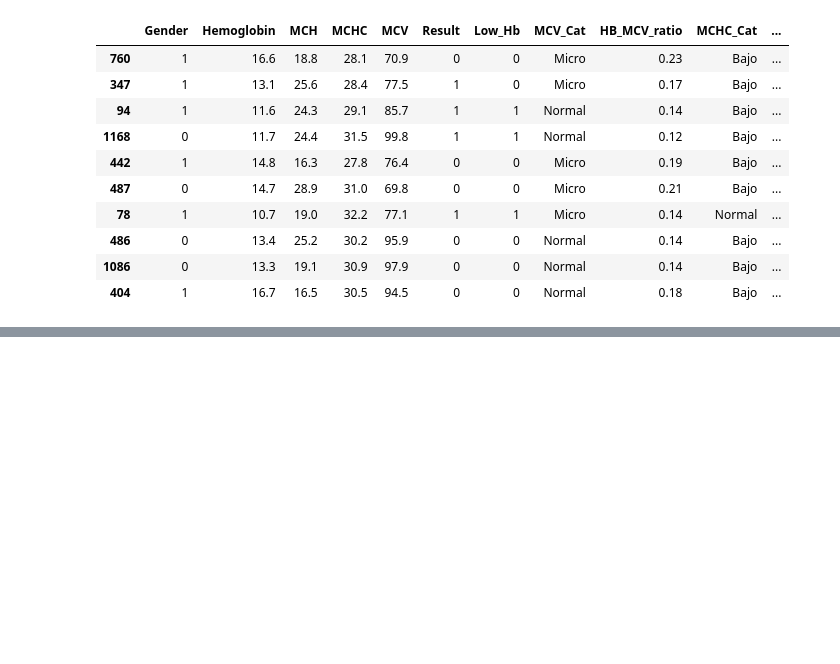
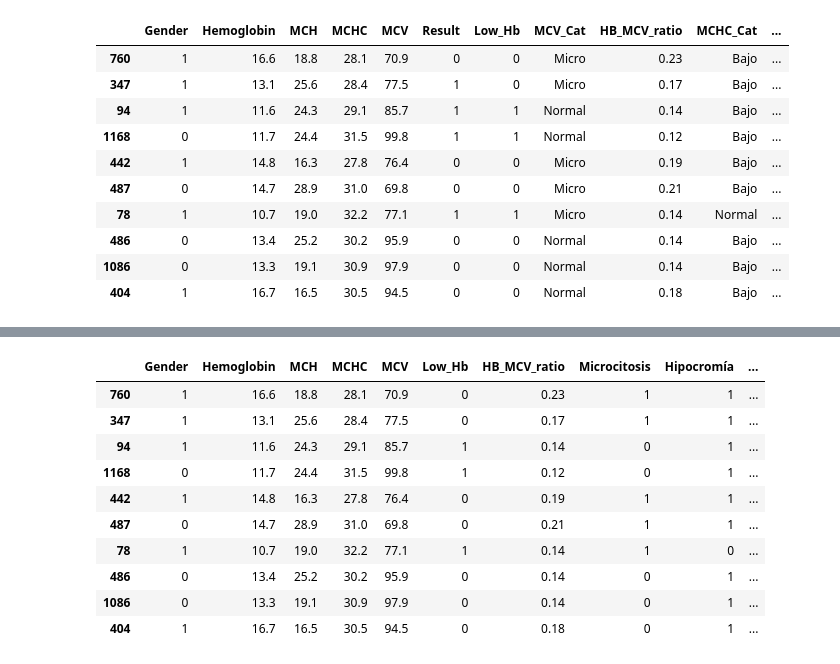
Before and after one commit to ezeperezds/Anemia-Prediction-System, a Jupyter notebook: notebooks/02_preprocessing.ipynb, the cells around one changed output, grey strips where cells are left out. Cells and saved outputs as stored; diff of their text form; code cells hidden in the pictures; blank space fills up the shorter version.

Commit message:
feat: add feature engineering and categorical encoding

```diff
--- a/notebooks/02_preprocessing.ipynb
+++ b/notebooks/02_preprocessing.ipynb
@@ -216,0 +261,35 @@ data.sample(10, random_state=82)
+# %%
+columnas_categoricas = ['MCV_Cat', 'MCHC_Cat', 'MCH_Cat']
+
+columnas_numericas = ['Gender', 'Hemoglobin', 'MCH',
+                      'MCHC', 'MCV', 'Low_Hb',
+                      'HB_MCV_ratio','Microcitosis', 'Hipocromía', 'Score'
+                      ]
+# %%
+encoder = OneHotEncoder(drop='first', sparse_output=False)
+# %%
+columnas_cat = encoder.fit_transform(X[columnas_categoricas])
+# %%
+df_cat = pd.DataFrame(columnas_cat,
+                      columns=encoder.get_feature_names_out(columnas_categoricas)
+                      )
+
+df_cod = pd.concat([X[columnas_numericas].reset_index(drop=True),
+                    df_cat.reset_index(drop=True)],
+                   axis=1)
+
+df_cod['Result'] = y
+# %%
+df_cod.sample(10, random_state=82)
+# %% [output]
+|  | Gender | Hemoglobin | MCH | MCHC | MCV | Low_Hb | HB_MCV_ratio | Microcitosis | Hipocromía | ... |
+| 760 | 1 | 16.6 | 18.8 | 28.1 | 70.9 | 0 | 0.23 | 1 | 1 | ... |
+| 347 | 1 | 13.1 | 25.6 | 28.4 | 77.5 | 0 | 0.17 | 1 | 1 | ... |
+| 94 | 1 | 11.6 | 24.3 | 29.1 | 85.7 | 1 | 0.14 | 0 | 1 | ... |
+| 1168 | 0 | 11.7 | 24.4 | 31.5 | 99.8 | 1 | 0.12 | 0 | 1 | ... |
+| 442 | 1 | 14.8 | 16.3 | 27.8 | 76.4 | 0 | 0.19 | 1 | 1 | ... |
+| 487 | 0 | 14.7 | 28.9 | 31.0 | 69.8 | 0 | 0.21 | 1 | 1 | ... |
+| 78 | 1 | 10.7 | 19.0 | 32.2 | 77.1 | 1 | 0.14 | 1 | 0 | ... |
+| 486 | 0 | 13.4 | 25.2 | 30.2 | 95.9 | 0 | 0.14 | 0 | 1 | ... |
+| 1086 | 0 | 13.3 | 19.1 | 30.9 | 97.9 | 0 | 0.14 | 0 | 1 | ... |
+| 404 | 1 | 16.7 | 16.5 | 30.5 | 94.5 | 0 | 0.18 | 0 | 1 | ... |
```
Also changed, not shown: parts of 14 cells of this notebook.
